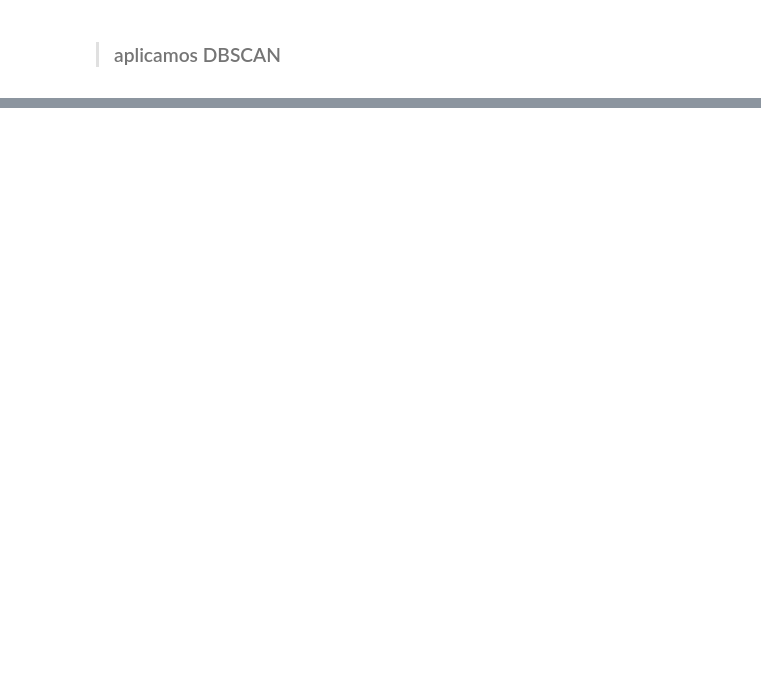
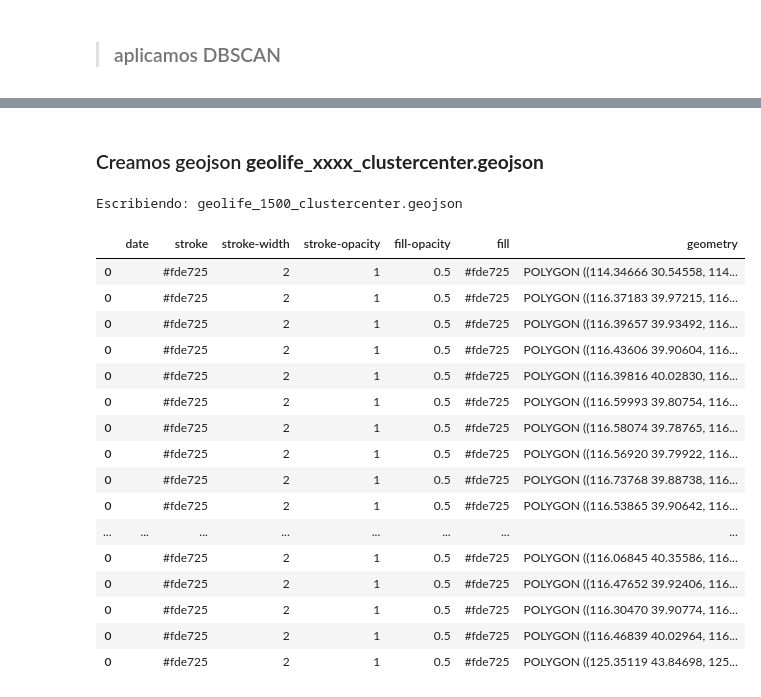
Before and after one commit to FacundoRo/GeoLife, a Jupyter notebook: GeolifePrj_03_clustering.ipynb, the cells around one changed output, grey strips where cells are left out. Saved outputs shown, nothing was run; the diff lists cells and outputs as text; code cells hidden in the pictures; blank space fills up the shorter version.

```diff
--- a/GeolifePrj_03_clustering.ipynb
+++ b/GeolifePrj_03_clustering.ipynb
@@ -216,0 +268,11 @@ Cargando  geolife_039_features.zip
+# %%
+def underSample(df,max_coordenadas=50000):
+    under_sample=1
+    if len(df)>max_coordenadas:
+        under_sample = int(math.ceil(len(df)/max_coordenadas))
+
+    dfmin = df.iloc[::under_sample, :]
+    print("Undersample:",under_sample," Datos originales:",len(df)," Datos undersample:",len(dfmin))
+    return  dfmin
+
+df_min = underSample(df=df)
@@ -308,3 +447,46 @@ plt.show()
+# %% [markdown]
+### Creamos geojson **geolife_xxxx_clustercenter.geojson**
+# %%
+# gempty= {'date': [""], "stroke","marker-size": ["large"],"marker-color": ["#d77070"],"marker-symbol":['entrance'], 'geometry': [Point(0,0)]}
+
+n_points = 32
+d = 10 * 500  # meters
+angles = np.linspace(0, 360, n_points)
+cmap = plt.get_cmap(cmaps['Uniform'][0])
+gempty= {'date': [""], "stroke":[polycolor],"stroke-width": ["2"],"stroke-opacity":[1], "fill-opacity":[0.5],"fill":[polycolor],'geometry': [polig]}
+gdf_new=geopandas.GeoDataFrame(gempty, crs="EPSG:4326")
+for p in zip(rep_points.lon.to_list(),rep_points.lat.to_list()):
+    p = shapely.geometry.Point(p)
+    polygon = geog.propagate(p, angles, d)
+    polig=Polygon(polygon)
+    polycolor=colors.to_hex(cmap(xxxx/20))
+    gempty= {'date': [""], "stroke":[polycolor],"stroke-width": ["2"],"stroke-opacity":[1], "fill-opacity":[0.5],"fill":[polycolor],'geometry': [polig]}
+    g1=geopandas.GeoDataFrame(gempty, crs="EPSG:4326")
+    gdf_new=gdf_new.append(g1)
+
+archivo_df_out = f"geolife_{xxxx:04d}_clustercenter.geojson"
+print("Escribiendo:",archivo_df_out)
+gdf_new.to_file(archivo_df_out, driver="GeoJSON")
+gdf_new
+# %% [output]
+Escribiendo: geolife_1500_clustercenter.geojson
+|  | date | stroke | stroke-width | stroke-opacity | fill-opacity | fill | geometry |
+| 0 |  | #fde725 | 2 | 1 | 0.5 | #fde725 | POLYGON ((114.34666 30.54558, 114... |
+| 0 |  | #fde725 | 2 | 1 | 0.5 | #fde725 | POLYGON ((116.37183 39.97215, 116... |
+| 0 |  | #fde725 | 2 | 1 | 0.5 | #fde725 | POLYGON ((116.39657 39.93492, 116... |
+| 0 |  | #fde725 | 2 | 1 | 0.5 | #fde725 | POLYGON ((116.43606 39.90604, 116... |
+| 0 |  | #fde725 | 2 | 1 | 0.5 | #fde725 | POLYGON ((116.39816 40.02830, 116... |
+| 0 |  | #fde725 | 2 | 1 | 0.5 | #fde725 | POLYGON ((116.59993 39.80754, 116... |
+| 0 |  | #fde725 | 2 | 1 | 0.5 | #fde725 | POLYGON ((116.58074 39.78765, 116... |
+| 0 |  | #fde725 | 2 | 1 | 0.5 | #fde725 | POLYGON ((116.56920 39.79922, 116... |
+| 0 |  | #fde725 | 2 | 1 | 0.5 | #fde725 | POLYGON ((116.73768 39.88738, 116... |
+| 0 |  | #fde725 | 2 | 1 | 0.5 | #fde725 | POLYGON ((116.53865 39.90642, 116... |
+| ... | ... | ... | ... | ... | ... | ... | ... |
+| 0 |  | #fde725 | 2 | 1 | 0.5 | #fde725 | POLYGON ((116.06845 40.35586, 116... |
+| 0 |  | #fde725 | 2 | 1 | 0.5 | #fde725 | POLYGON ((116.47652 39.92406, 116... |
+| 0 |  | #fde725 | 2 | 1 | 0.5 | #fde725 | POLYGON ((116.30470 39.90774, 116... |
+| 0 |  | #fde725 | 2 | 1 | 0.5 | #fde725 | POLYGON ((116.46839 40.02964, 116... |
+| 0 |  | #fde725 | 2 | 1 | 0.5 | #fde725 | POLYGON ((125.35119 43.84698, 125... |
 # %%
 # Get the hours for each cluster
 M = []
```
Also changed, not shown: parts of 18 cells of this notebook, 2 other files.
